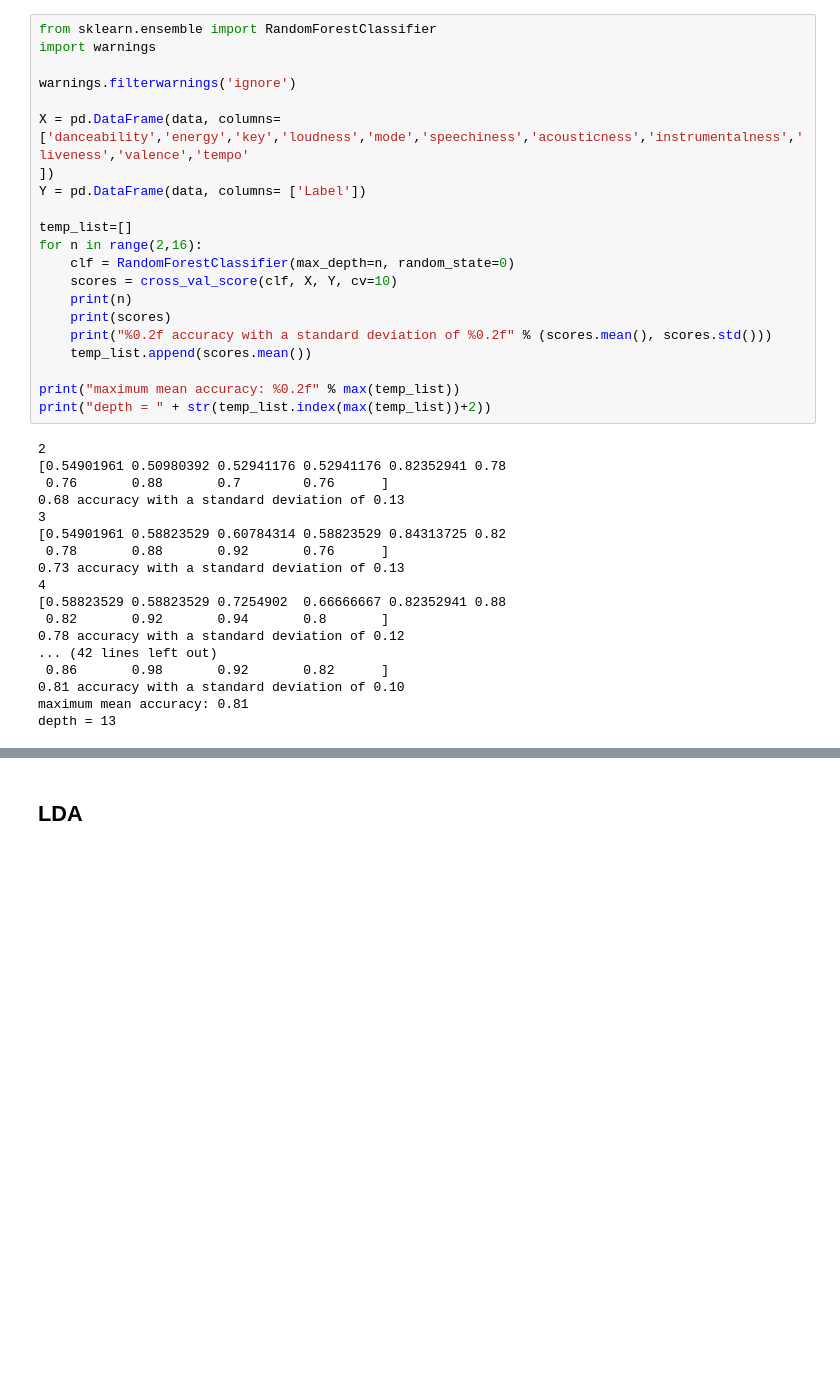
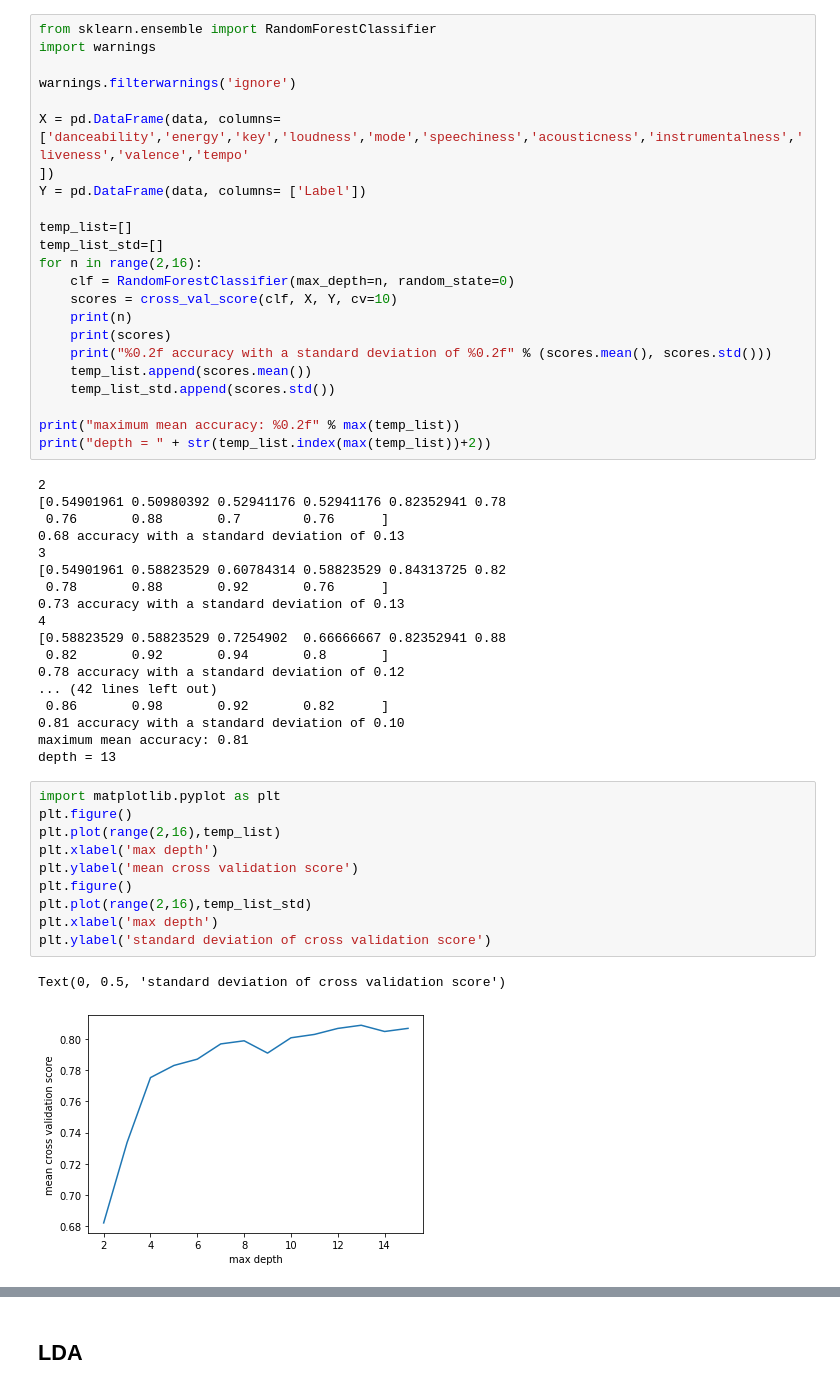
Before and after one commit to yuqish/MachineLearning-classifySongs, a Jupyter notebook: project.ipynb, the cells around one changed output, grey strips where cells are left out. Drawn from its saved outputs; the diff is of its cells as text; blank space fills up the shorter version.

```diff
--- a/project.ipynb
+++ b/project.ipynb
@@ -79,6 +79,7 @@ X = pd.DataFrame(data, columns= ['danceability','energy','key','loudness','mode'
 Y = pd.DataFrame(data, columns= ['Label'])
 
 temp_list=[]
+temp_list_std=[]
 for n in range(2,16):
     clf = RandomForestClassifier(max_depth=n, random_state=0)
     scores = cross_val_score(clf, X, Y, cv=10)
@@ -86,6 +87,7 @@ for n in range(2,16):
     print(scores)
     print("%0.2f accuracy with a standard deviation of %0.2f" % (scores.mean(), scores.std()))
     temp_list.append(scores.mean())
+    temp_list_std.append(scores.std())
 
 print("maximum mean accuracy: %0.2f" % max(temp_list))
 print("depth = " + str(temp_list.index(max(temp_list))+2))
@@ -107,3 +109,16 @@ print("depth = " + str(temp_list.index(max(temp_list))+2))
 0.81 accuracy with a standard deviation of 0.10
 maximum mean accuracy: 0.81
 depth = 13
+# %%
+import matplotlib.pyplot as plt
+plt.figure()
+plt.plot(range(2,16),temp_list)
+plt.xlabel('max depth')
+plt.ylabel('mean cross validation score')
+plt.figure()
+plt.plot(range(2,16),temp_list_std)
+plt.xlabel('max depth')
+plt.ylabel('standard deviation of cross validation score')
+# %% [output]
+Text(0, 0.5, 'standard deviation of cross validation score')
+[figure, added]
```
Also changed, not shown: parts of 2 cells of this notebook.
